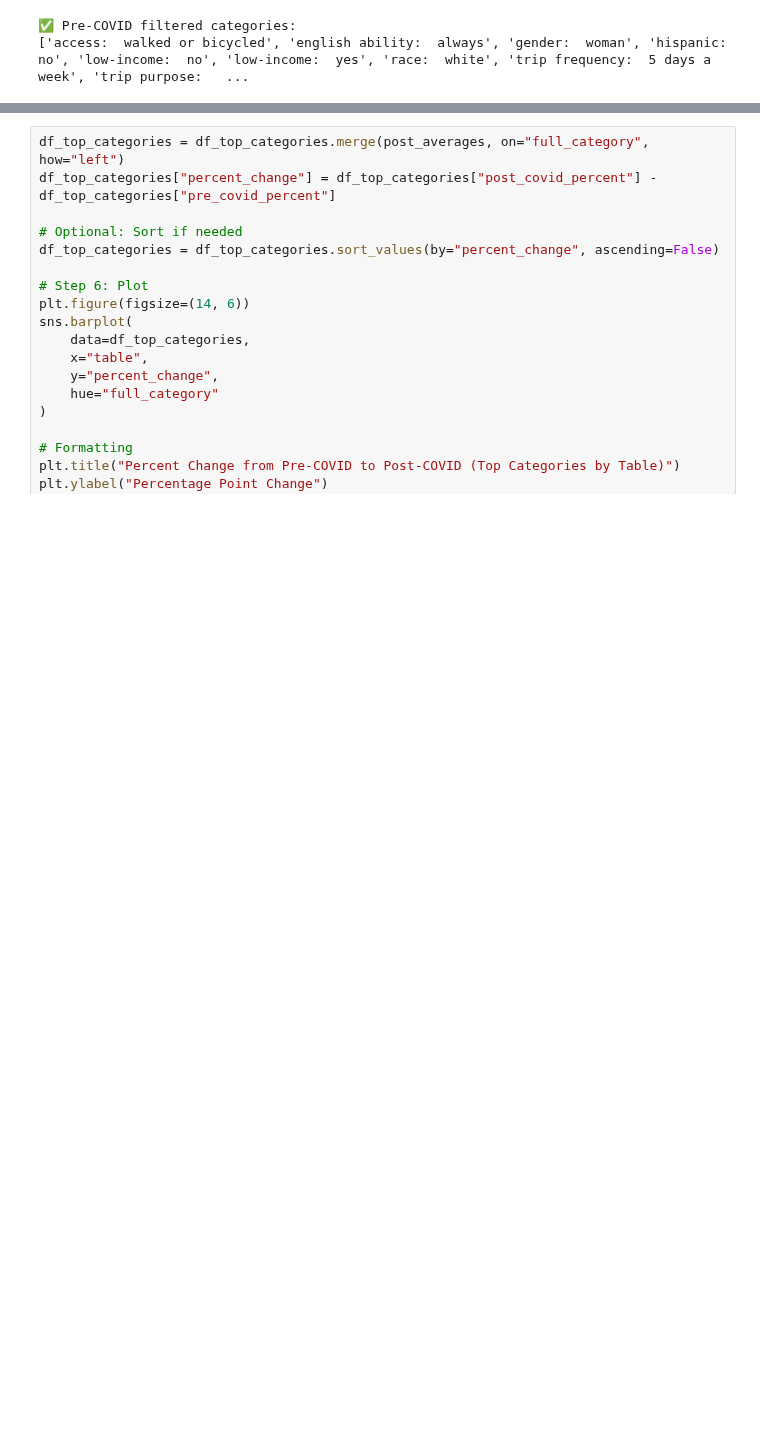
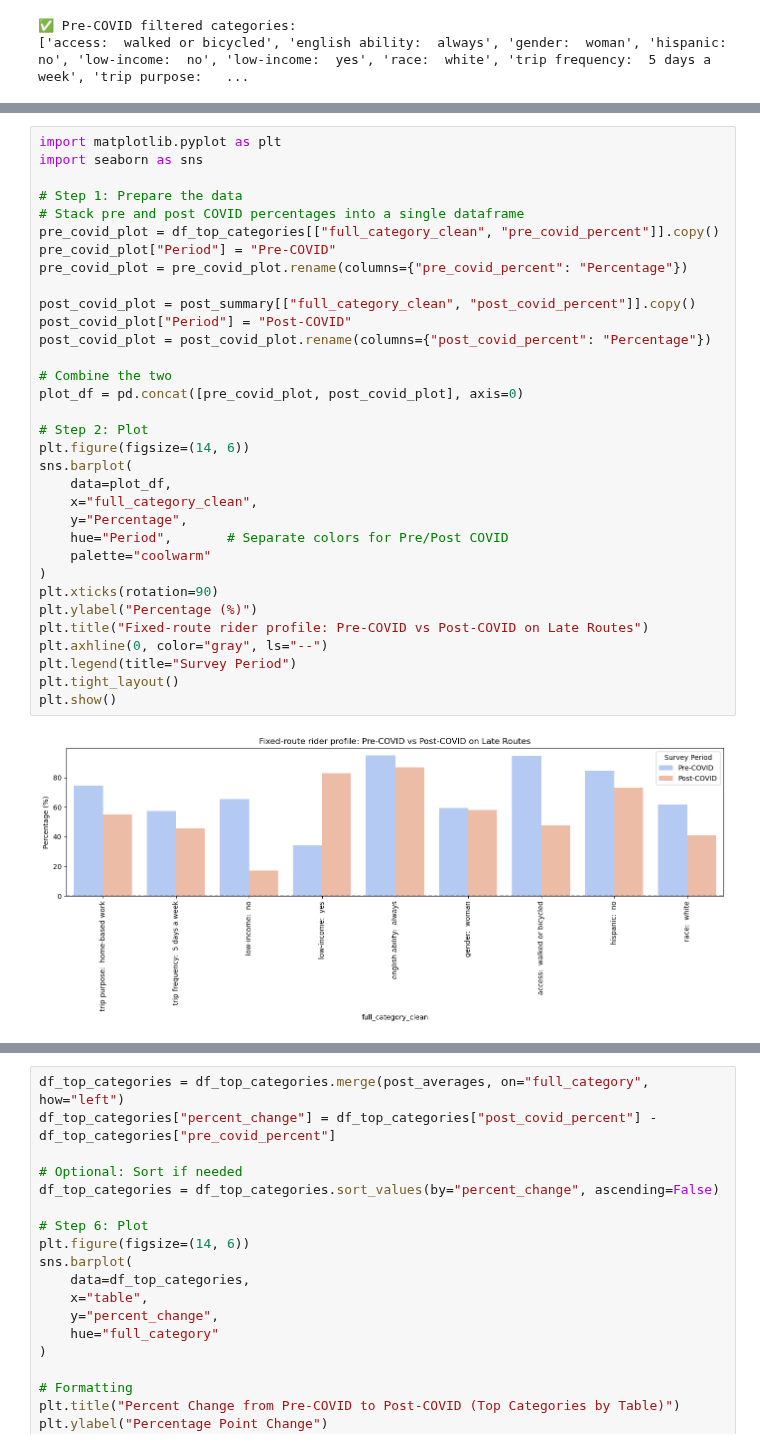
Before and after one commit to KKeySimon/BostonBusEquity, a Jupyter notebook: sarah.ipynb, the cells around one changed output, grey strips where cells are left out. Cells and saved outputs as stored; diff of their text form; blank space fills up the shorter version.

```diff
--- a/sarah.ipynb
+++ b/sarah.ipynb
@@ -1071,3 +1066,38 @@ display(post_summary.sort_values(by="full_category_clean").reset_index(drop=True
+# %%
+import matplotlib.pyplot as plt
+import seaborn as sns
+
+# Step 1: Prepare the data
+# Stack pre and post COVID percentages into a single dataframe
+pre_covid_plot = df_top_categories[["full_category_clean", "pre_covid_percent"]].copy()
+pre_covid_plot["Period"] = "Pre-COVID"
+pre_covid_plot = pre_covid_plot.rename(columns={"pre_covid_percent": "Percentage"})
+
+post_covid_plot = post_summary[["full_category_clean", "post_covid_percent"]].copy()
+post_covid_plot["Period"] = "Post-COVID"
+post_covid_plot = post_covid_plot.rename(columns={"post_covid_percent": "Percentage"})
+
+# Combine the two
+plot_df = pd.concat([pre_covid_plot, post_covid_plot], axis=0)
+
+# Step 2: Plot
+plt.figure(figsize=(14, 6))
+sns.barplot(
+    data=plot_df,
+    x="full_category_clean",
+    y="Percentage",
+    hue="Period",       # Separate colors for Pre/Post COVID
+    palette="coolwarm"
+)
+plt.xticks(rotation=90)
+plt.ylabel("Percentage (%)")
+plt.title("Fixed-route rider profile: Pre-COVID vs Post-COVID on Late Routes")
+plt.axhline(0, color="gray", ls="--")
+plt.legend(title="Survey Period")
+plt.tight_layout()
+plt.show()
+# %% [output]
+[figure, added]
 # %%
 # merge
 # DOESNT WORK
```
Also changed, not shown: parts of 11 cells of this notebook.
